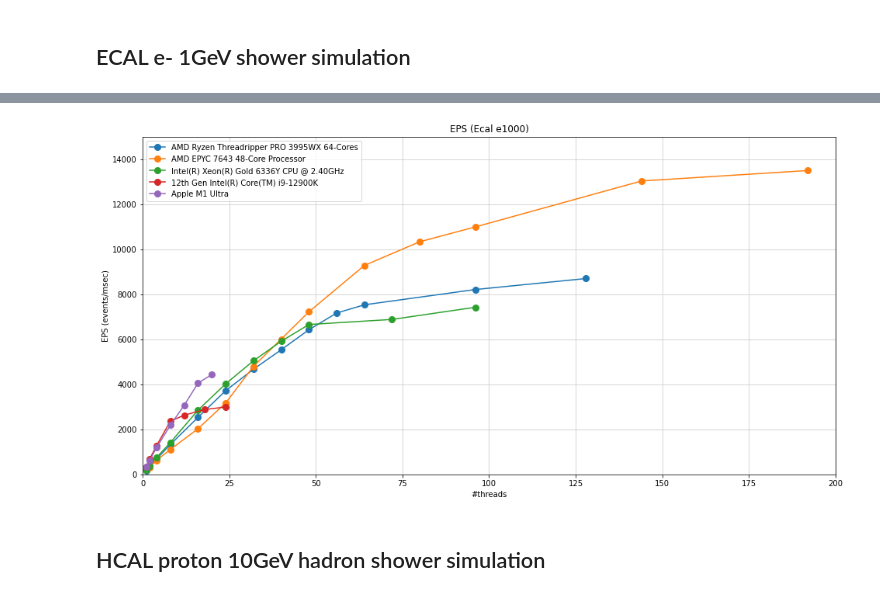
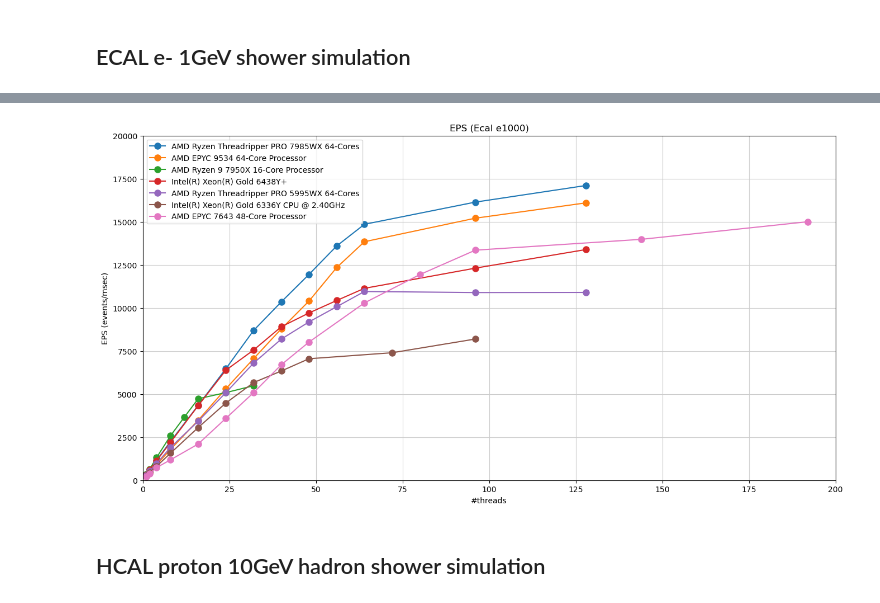
Before and after one commit to koichi-murakami/g4bench2, a Jupyter notebook: bench/plots/multi-thread.ipynb, the cells around one changed output, grey strips where cells are left out. Saved outputs shown, nothing was run; the diff lists cells and outputs as text; code cells hidden in the pictures.

```diff
--- a/bench/plots/multi-thread.ipynb
+++ b/bench/plots/multi-thread.ipynb
@@ -15,7 +17,7 @@ import pandas
 import json
 import os
 
-data_dir = "./data/11.0.3/"
+data_dir = "./data/11.3.0/"
 cpu_list = os.listdir(data_dir)
 cpu_list
 # %% [output]
@@ -51,7 +59,7 @@ def plot_mt(df, title="Benchmark", ymax=10000):
 # %% [markdown]
 ## ECAL e- 1GeV shower simulation
 # %%
-df_ecal = make_df("data/11.0.3/", "ecal_e1000")
+df_ecal = make_df("data/11.3.0/", "ecal_e1000")
 df_ecal[1]
 # %% [output]
 |  | name | date | cpu | g4version | thread | event | time | init | tpe | eps | sps | ... |
@@ -72,7 +79,7 @@ df_ecal[1]
 # %%
-plot_mt(df_ecal, title="EPS (Ecal e1000)", ymax=15000)
+plot_mt(df_ecal, title="EPS (Ecal e1000)", ymax=20000)
 # %% [output]
-[figure, old version]
+[figure, new version]
 # %% [markdown]
 ## HCAL proton 10GeV hadron shower simulation
 # %%
```
Also changed, not shown: parts of 7 cells of this notebook, 23 other files.
